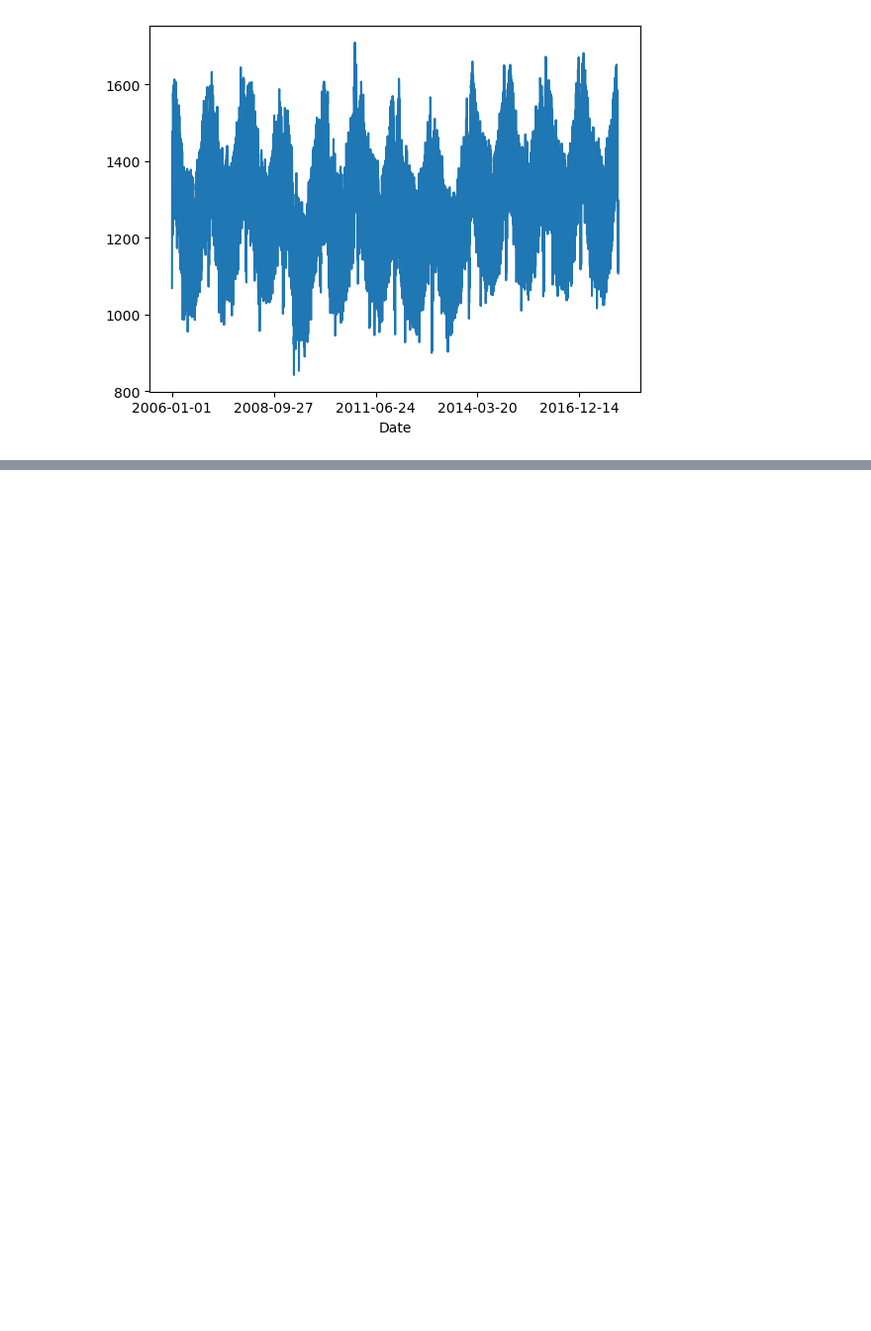
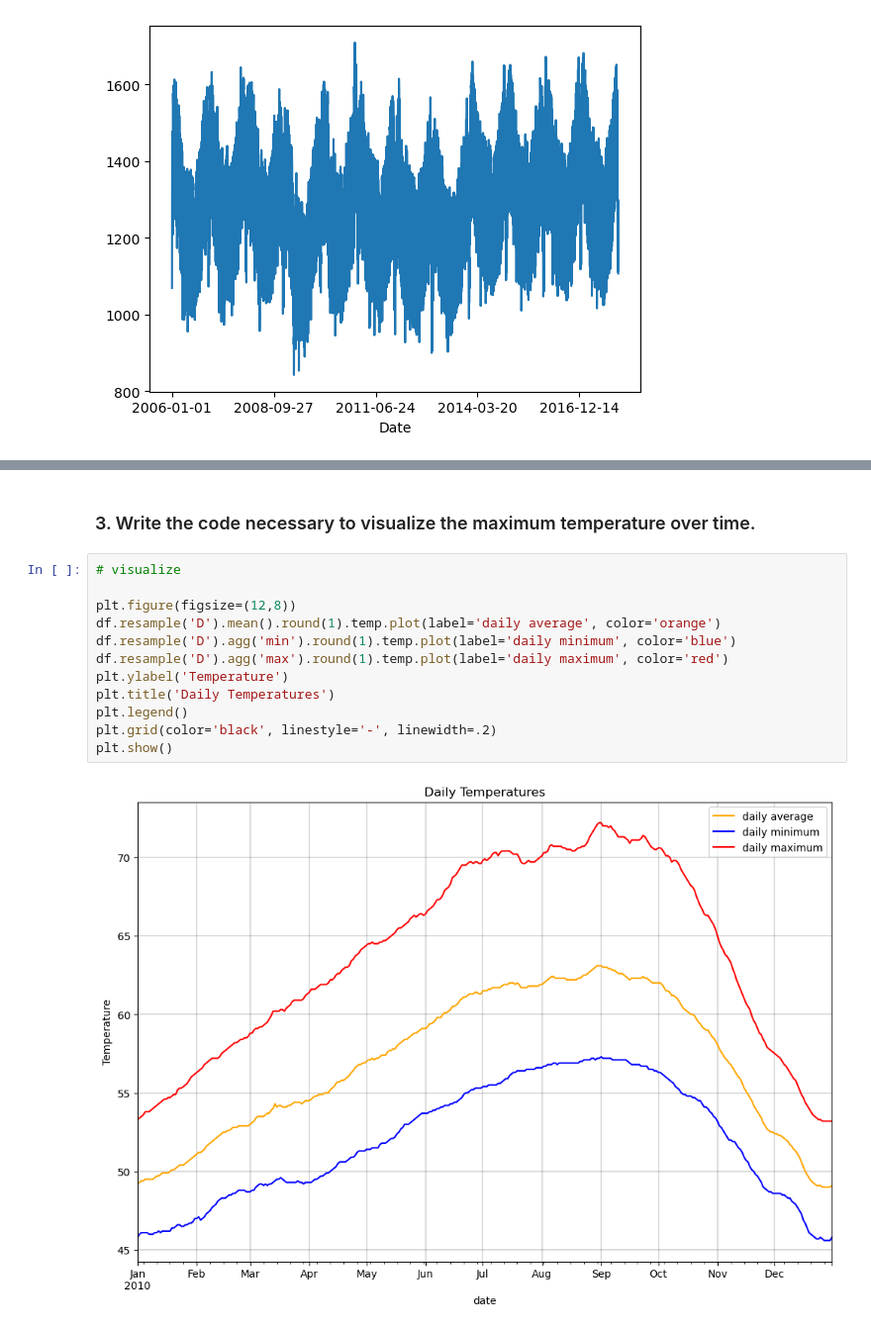
Before and after one commit to lewisalexia/time-series-exercises, a Jupyter notebook: time_series_exercises.ipynb, the cells around one changed output, grey strips where cells are left out. Shown at 99% size. Drawn from its saved outputs; the diff is of its cells as text; blank space fills up the shorter version.

```diff
--- a/time_series_exercises.ipynb
+++ b/time_series_exercises.ipynb
@@ -126,0 +263,16 @@ germany.Consumption.plot()
+# %% [markdown]
+### 3. Write the code necessary to visualize the maximum temperature over time.
+# %%
+# visualize
+
+plt.figure(figsize=(12,8))
+df.resample('D').mean().round(1).temp.plot(label='daily average', color='orange')
+df.resample('D').agg('min').round(1).temp.plot(label='daily minimum', color='blue')
+df.resample('D').agg('max').round(1).temp.plot(label='daily maximum', color='red')
+plt.ylabel('Temperature')
+plt.title('Daily Temperatures')
+plt.legend()
+plt.grid(color='black', linestyle='-', linewidth=.2)
+plt.show()
+# %% [output]
+[figure, added]
```
Also changed, not shown: parts of 104 cells of this notebook, 1 other file.
